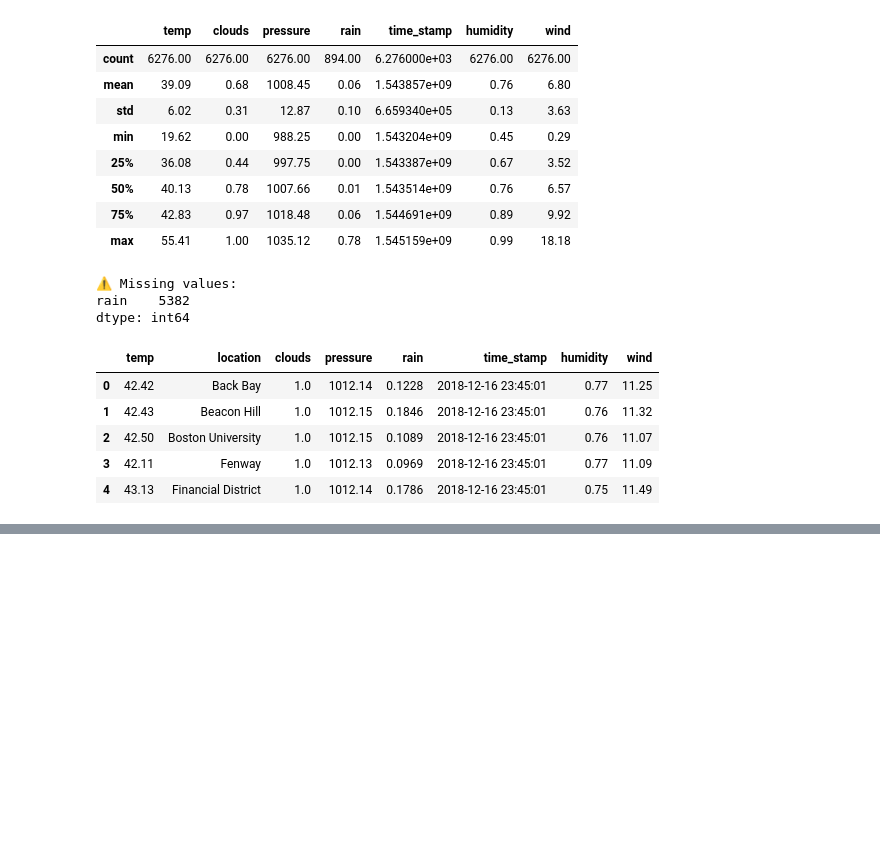
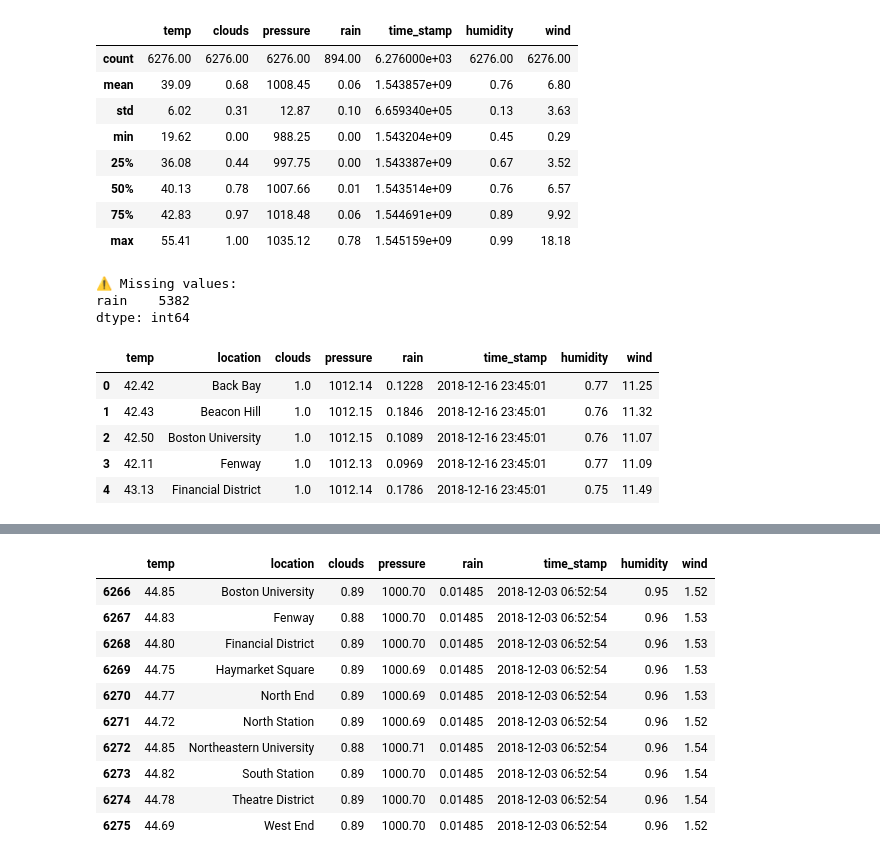
Before and after one commit to Prospis/My-way-to-DA-DS, a Jupyter notebook: Week_3_Project/uber_lyft_analysis.ipynb, the cells around one changed output, grey strips where cells are left out. Cells and saved outputs as stored; diff of their text form; code cells hidden in the pictures; blank space fills up the shorter version.

```diff
--- a/Week_3_Project/uber_lyft_analysis.ipynb
+++ b/Week_3_Project/uber_lyft_analysis.ipynb
@@ -218,2 +203,16 @@ rides['price'] = rides['price'].fillna(rides.groupby('name')['price'].transform(
 # %%
 weather['rain'] = weather['rain'].fillna(weather['rain'].median())
+# %%
+weather.tail(10)
+# %% [output]
+|  | temp | location | clouds | pressure | rain | time_stamp | humidity | wind |
+| 6266 | 44.85 | Boston University | 0.89 | 1000.70 | 0.01485 | 2018-12-03 06:52:54 | 0.95 | 1.52 |
+| 6267 | 44.83 | Fenway | 0.88 | 1000.70 | 0.01485 | 2018-12-03 06:52:54 | 0.96 | 1.53 |
+| 6268 | 44.80 | Financial District | 0.89 | 1000.70 | 0.01485 | 2018-12-03 06:52:54 | 0.96 | 1.53 |
+| 6269 | 44.75 | Haymarket Square | 0.89 | 1000.69 | 0.01485 | 2018-12-03 06:52:54 | 0.96 | 1.53 |
+| 6270 | 44.77 | North End | 0.89 | 1000.69 | 0.01485 | 2018-12-03 06:52:54 | 0.96 | 1.53 |
+| 6271 | 44.72 | North Station | 0.89 | 1000.69 | 0.01485 | 2018-12-03 06:52:54 | 0.96 | 1.52 |
+| 6272 | 44.85 | Northeastern University | 0.88 | 1000.71 | 0.01485 | 2018-12-03 06:52:54 | 0.96 | 1.54 |
+| 6273 | 44.82 | South Station | 0.89 | 1000.70 | 0.01485 | 2018-12-03 06:52:54 | 0.96 | 1.54 |
+| 6274 | 44.78 | Theatre District | 0.89 | 1000.70 | 0.01485 | 2018-12-03 06:52:54 | 0.96 | 1.54 |
+| 6275 | 44.69 | West End | 0.89 | 1000.70 | 0.01485 | 2018-12-03 06:52:54 | 0.96 | 1.52 |
```
Also changed, not shown: parts of 14 cells of this notebook, 2 other files.
